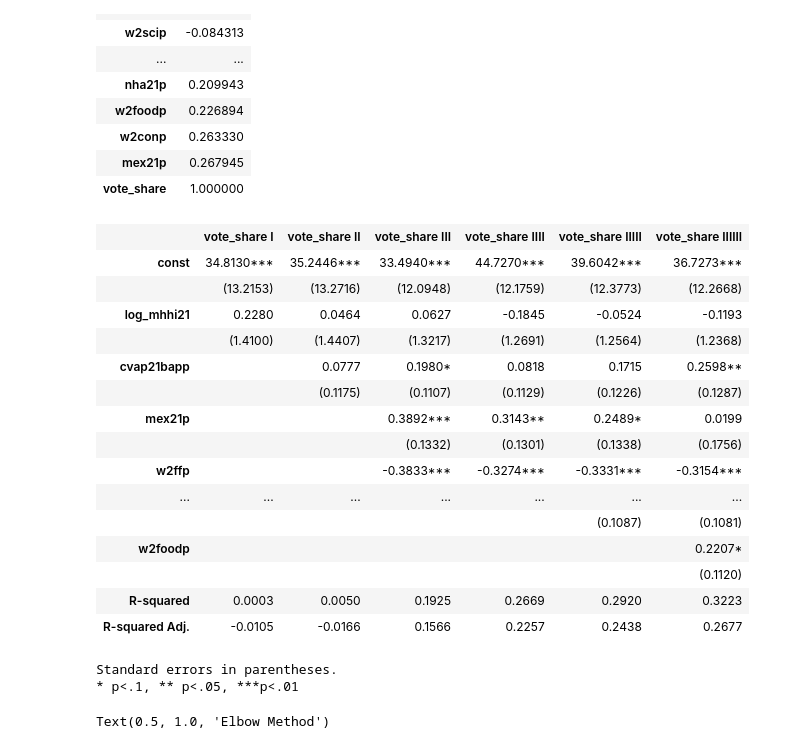
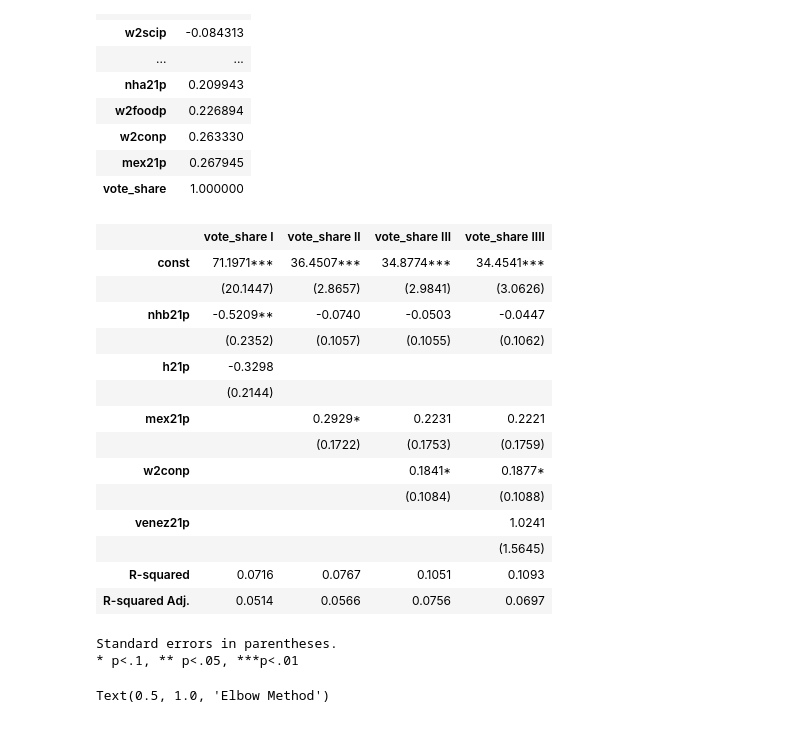
Before and after one commit to SamTGoodson/member_chapters, a Jupyter notebook: notebooks/district_14.ipynb, the cells around one changed output. Saved outputs shown, nothing was run; the diff lists cells and outputs as text; code cells hidden in the pictures.

```diff
--- a/notebooks/district_14.ipynb
+++ b/notebooks/district_14.ipynb
@@ -62,3 +60,9 @@ ae = pd.read_csv('../../cc_election_cleaning/additional_variables.csv')
+# %%
+ae = pd.read_csv('../../cc_election_cleaning/ae_precincts.csv')
+av = pd.read_csv('../../cc_election_cleaning/additional_variables.csv')
+fwe = pd.read_csv('../data/finance_with_ethnicity.csv')
+f_plus = pd.read_csv('../../council_campaign_finance/data/iwrl_plus.csv')
+occ_df = pd.read_csv('../../cc_election_cleaning/occupation_election_feb21.csv')
 # %%
 full_results_fourteen.groupby('candidate')['vote'].sum().sort_values(ascending=False)
 # %% [output]
@@ -140,31 +178,28 @@ vote_corr
 corr_df['log_mhhi21'] = np.log(corr_df['mhhi21'])
 # %%
 target = corr_df['vote_share']
-mod1 = sm.OLS(target,sm.add_constant(corr_df['log_mhhi21'])).fit()
-mod2 = sm.OLS(target,sm.add_constant(corr_df[['log_mhhi21','cvap21bapp']])).fit()
-mod3 = sm.OLS(target,sm.add_constant(corr_df[['log_mhhi21','cvap21bapp','mex21p','w2ffp']])).fit()
-mod4 = sm.OLS(target,sm.add_constant(corr_df[['log_mhhi21','cvap21bapp','mex21p','w2ffp','w2hsp']])).fit()
-mod5 = sm.OLS(target,sm.add_constant(corr_df[['log_mhhi21','cvap21bapp','mex21p','w2ffp','w2hsp','w2conp']])).fit()
-mod6 = sm.OLS(target,sm.add_constant(corr_df[['log_mhhi21','cvap21bapp','mex21p','w2ffp','w2hsp','w2conp','w2foodp']])).fit()
+mod1 = sm.OLS(target,sm.add_constant(corr_df[['nhb21p','h21p']])).fit()
+mod2 = sm.OLS(target,sm.add_constant(corr_df[['nhb21p','mex21p']])).fit()
+mod3 = sm.OLS(target,sm.add_constant(corr_df[['nhb21p','mex21p','w2conp']])).fit()
+mod4 = sm.OLS(target,sm.add_constant(corr_df[['nhb21p','mex21p','w2conp','venez21p']])).fit()
 # %%
-summary_col([mod1,mod2,mod3,mod4,mod5,mod6],stars=True)
+summary_col([mod1,mod2,mod3,mod4],stars=True)
 # %% [output]
-|  | vote_share I | vote_share II | vote_share III | vote_share IIII | vote_share IIIII | vote_share IIIIII |
-| const | 34.8130*** | 35.2446*** | 33.4940*** | 44.7270*** | 39.6042*** | 36.7273*** |
-|  | (13.2153) | (13.2716) | (12.0948) | (12.1759) | (12.3773) | (12.2668) |
-| log_mhhi21 | 0.2280 | 0.0464 | 0.0627 | -0.1845 | -0.0524 | -0.1193 |
-|  | (1.4100) | (1.4407) | (1.3217) | (1.2691) | (1.2564) | (1.2368) |
-| cvap21bapp |  | 0.0777 | 0.1980* | 0.0818 | 0.1715 | 0.2598** |
-|  |  | (0.1175) | (0.1107) | (0.1129) | (0.1226) | (0.1287) |
-| mex21p |  |  | 0.3892*** | 0.3143** | 0.2489* | 0.0199 |
-|  |  |  | (0.1332) | (0.1301) | (0.1338) | (0.1756) |
-| w2ffp |  |  | -0.3833*** | -0.3274*** | -0.3331*** | -0.3154*** |
-| ... | ... | ... | ... | ... | ... | ... |
-|  |  |  |  |  | (0.1087) | (0.1081) |
-| w2foodp |  |  |  |  |  | 0.2207* |
-|  |  |  |  |  |  | (0.1120) |
-| R-squared | 0.0003 | 0.0050 | 0.1925 | 0.2669 | 0.2920 | 0.3223 |
-| R-squared Adj. | -0.0105 | -0.0166 | 0.1566 | 0.2257 | 0.2438 | 0.2677 |
+|  | vote_share I | vote_share II | vote_share III | vote_share IIII |
+| const | 71.1971*** | 36.4507*** | 34.8774*** | 34.4541*** |
+|  | (20.1447) | (2.8657) | (2.9841) | (3.0626) |
+| nhb21p | -0.5209** | -0.0740 | -0.0503 | -0.0447 |
+|  | (0.2352) | (0.1057) | (0.1055) | (0.1062) |
+| h21p | -0.3298 |  |  |  |
+|  | (0.2144) |  |  |  |
+| mex21p |  | 0.2929* | 0.2231 | 0.2221 |
+|  |  | (0.1722) | (0.1753) | (0.1759) |
+| w2conp |  |  | 0.1841* | 0.1877* |
+|  |  |  | (0.1084) | (0.1088) |
+| venez21p |  |  |  | 1.0241 |
+|  |  |  |  | (1.5645) |
+| R-squared | 0.0716 | 0.0767 | 0.1051 | 0.1093 |
+| R-squared Adj. | 0.0514 | 0.0566 | 0.0756 | 0.0697 |
 Standard errors in parentheses.
 * p<.1, ** p<.05, ***p<.01
 # %%
```
Also changed, not shown: parts of 5 cells of this notebook, 25 other files.
